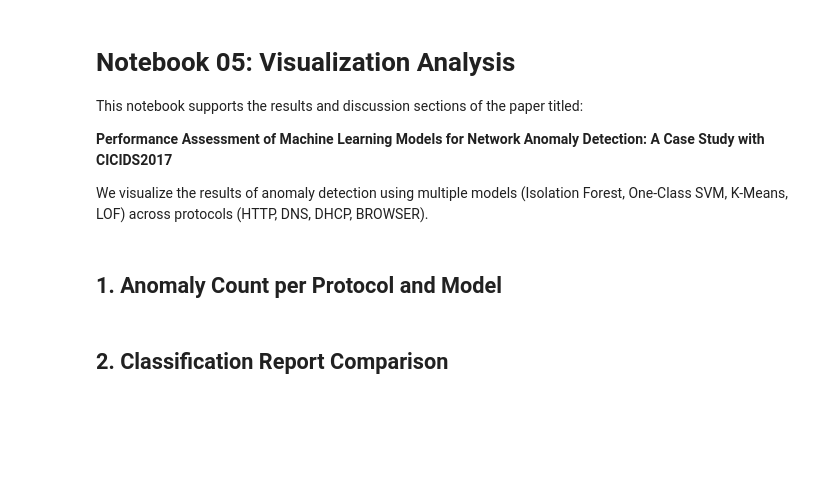
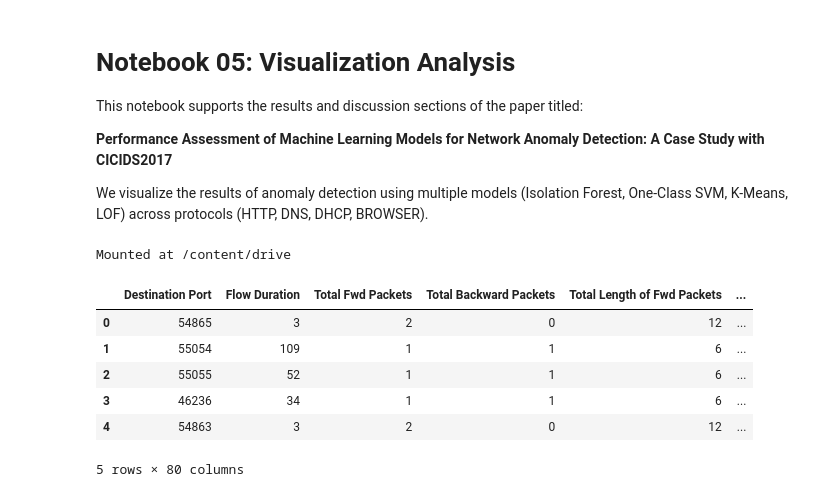
Before and after one commit to osahonokoro/anomaly-detection-isolationforest-cicids2017, a Jupyter notebook: notebooks/05_visualization_analysis.ipynb, the cells around one changed output. Saved outputs shown, nothing was run; the diff lists cells and outputs as text; code cells hidden in the pictures; blank space fills up the shorter version.

```diff
--- a/notebooks/05_visualization_analysis.ipynb
+++ b/notebooks/05_visualization_analysis.ipynb
@@ -24,2 +8,0 @@ df.head()
-# %% [markdown]
-## 1. Anomaly Count per Protocol and Model
@@ -38,2 +8,0 @@ plt.show()
-# %% [markdown]
-## 2. Classification Report Comparison
@@ -59,0 +9,30 @@ plt.show()
+# %%
+from google.colab import drive
+drive.mount('/content/drive')
+# %% [output]
+Mounted at /content/drive
+# %%
+# 📦 Cell 1: Import Libraries and Load Data
+
+import pandas as pd
+import matplotlib.pyplot as plt
+import seaborn as sns
+from sklearn.decomposition import PCA
+
+# Load the Isolation Forest output
+output_path = '/content/drive/MyDrive/anomaly_detection_output.csv'  # Adjust if necessary
+df = pd.read_csv(output_path)
+
+# Ensure anomaly labels are integers (fixes visualization errors)
+df['anomaly_label'] = df['anomaly_label'].astype(int)
+
+# Display basic info
+df.head()
+# %% [output]
+|  | Destination Port | Flow Duration | Total Fwd Packets | Total Backward Packets | Total Length of Fwd Packets | ... |
+| 0 | 54865 | 3 | 2 | 0 | 12 | ... |
+| 1 | 55054 | 109 | 1 | 1 | 6 | ... |
+| 2 | 55055 | 52 | 1 | 1 | 6 | ... |
+| 3 | 46236 | 34 | 1 | 1 | 6 | ... |
+| 4 | 54863 | 3 | 2 | 0 | 12 | ... |
+5 rows × 80 columns
```
Also changed, not shown: parts of 8 cells of this notebook.
